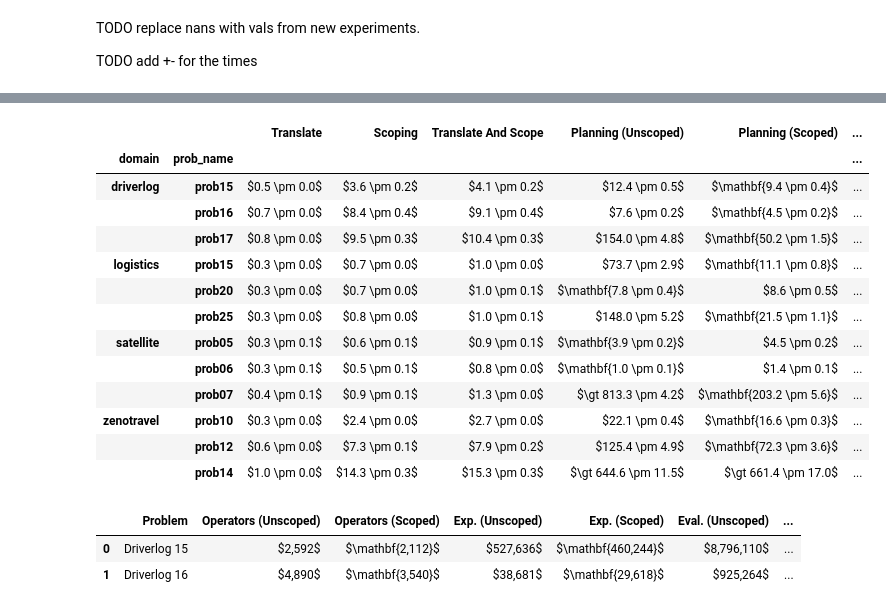
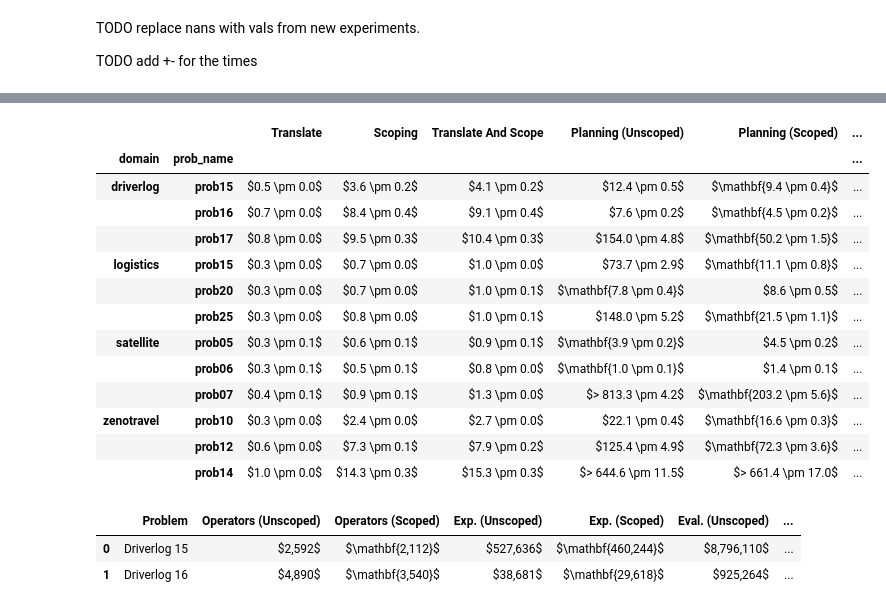
Before and after one commit to h2r/Task-Scoping, a Jupyter notebook: experiments/graph_2023.ipynb, the cells around one changed output, grey strips where cells are left out. Saved outputs shown, nothing was run; the diff lists cells and outputs as text; code cells hidden in the pictures.

```diff
--- a/experiments/graph_2023.ipynb
+++ b/experiments/graph_2023.ipynb
@@ -360,46 +360,46 @@ for metric in paired_metrics:
         # Put > before failed runs
         if metric != "Operators":
             if df_p.loc[i, get_fail_col(c_scoped)]:
-                s_scoped = "\gt " + s_scoped
+                s_scoped = "> " + s_scoped
             if df_p.loc[i, get_fail_col(c_unscoped)]:
-                s_unscoped = "\gt " + s_unscoped
+                s_unscoped = "> " + s_unscoped
 
 
         # Bold the winner
         match df_p.loc[i, c_comp]:
             case "scoped":
                 s_scoped = "\\mathbf{" + s_scoped + "}"
             case "unscoped":
                 s_unscoped = "\\mathbf{" + s_unscoped + "}"
             case "tie":
                 pass
             case other:
                 raise ValueError(f"Unknown value {other}")
 
         # Cash money
         s_scoped = "$" + s_scoped + "$"
         s_unscoped = "$" + s_unscoped + "$"
 
         df_out.loc[i, c_scoped] = s_scoped
         df_out.loc[i, c_unscoped] = s_unscoped
 
 
 df_out
 # %% [output]
 |  |  | Translate | Scoping | Translate And Scope | Planning (Unscoped) | Planning (Scoped) | ... |
 | domain | prob_name |  |  |  |  |  | ... |
 | driverlog | prob15 | $0.5 \pm 0.0$ | $3.6 \pm 0.2$ | $4.1 \pm 0.2$ | $12.4 \pm 0.5$ | $\mathbf{9.4 \pm 0.4}$ | ... |
 |  | prob16 | $0.7 \pm 0.0$ | $8.4 \pm 0.4$ | $9.1 \pm 0.4$ | $7.6 \pm 0.2$ | $\mathbf{4.5 \pm 0.2}$ | ... |
 |  | prob17 | $0.8 \pm 0.0$ | $9.5 \pm 0.3$ | $10.4 \pm 0.3$ | $154.0 \pm 4.8$ | $\mathbf{50.2 \pm 1.5}$ | ... |
 | logistics | prob15 | $0.3 \pm 0.0$ | $0.7 \pm 0.0$ | $1.0 \pm 0.0$ | $73.7 \pm 2.9$ | $\mathbf{11.1 \pm 0.8}$ | ... |
 |  | prob20 | $0.3 \pm 0.0$ | $0.7 \pm 0.0$ | $1.0 \pm 0.1$ | $\mathbf{7.8 \pm 0.4}$ | $8.6 \pm 0.5$ | ... |
 |  | prob25 | $0.3 \pm 0.0$ | $0.8 \pm 0.0$ | $1.0 \pm 0.1$ | $148.0 \pm 5.2$ | $\mathbf{21.5 \pm 1.1}$ | ... |
 | satellite | prob05 | $0.3 \pm 0.1$ | $0.6 \pm 0.1$ | $0.9 \pm 0.1$ | $\mathbf{3.9 \pm 0.2}$ | $4.5 \pm 0.2$ | ... |
 |  | prob06 | $0.3 \pm 0.1$ | $0.5 \pm 0.1$ | $0.8 \pm 0.0$ | $\mathbf{1.0 \pm 0.1}$ | $1.4 \pm 0.1$ | ... |
-|  | prob07 | $0.4 \pm 0.1$ | $0.9 \pm 0.1$ | $1.3 \pm 0.0$ | $\gt 813.3 \pm 4.2$ | $\mathbf{203.2 \pm 5.6}$ | ... |
+|  | prob07 | $0.4 \pm 0.1$ | $0.9 \pm 0.1$ | $1.3 \pm 0.0$ | $> 813.3 \pm 4.2$ | $\mathbf{203.2 \pm 5.6}$ | ... |
 | zenotravel | prob10 | $0.3 \pm 0.0$ | $2.4 \pm 0.0$ | $2.7 \pm 0.0$ | $22.1 \pm 0.4$ | $\mathbf{16.6 \pm 0.3}$ | ... |
 |  | prob12 | $0.6 \pm 0.0$ | $7.3 \pm 0.1$ | $7.9 \pm 0.2$ | $125.4 \pm 4.9$ | $\mathbf{72.3 \pm 3.6}$ | ... |
-|  | prob14 | $1.0 \pm 0.0$ | $14.3 \pm 0.3$ | $15.3 \pm 0.3$ | $\gt 644.6 \pm 11.5$ | $\gt 661.4 \pm 17.0$ | ... |
+|  | prob14 | $1.0 \pm 0.0$ | $14.3 \pm 0.3$ | $15.3 \pm 0.3$ | $> 644.6 \pm 11.5$ | $> 661.4 \pm 17.0$ | ... |
 # %%
 def df2tex(df: pd.DataFrame, label: str, caption: str) -> str:
 
```
Also changed, not shown: parts of 1 cell of this notebook, 1 other file.
